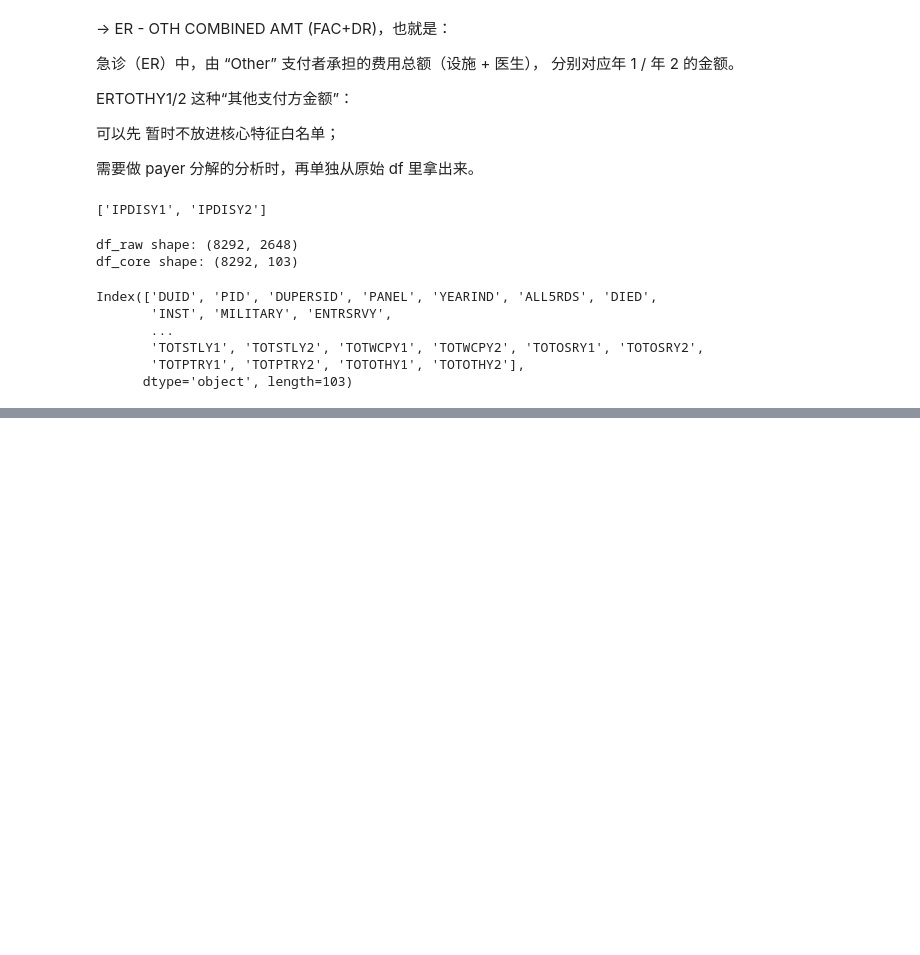
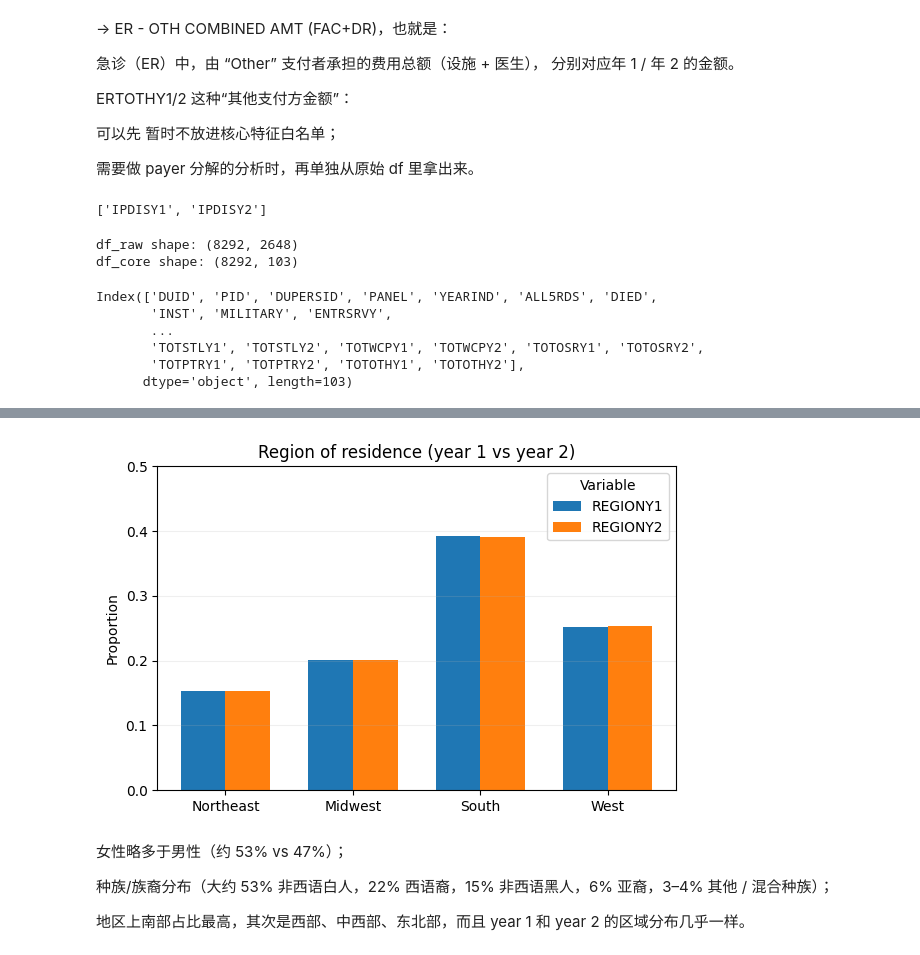
Before and after one commit to WenxiGu/Thesis-project-MEPS, a Jupyter notebook: notebooks/01_EDA.ipynb, the cells around one changed output, grey strips where cells are left out. Drawn from its saved outputs; the diff is of its cells as text; code cells hidden in the pictures; blank space fills up the shorter version.

```diff
--- a/notebooks/01_EDA.ipynb
+++ b/notebooks/01_EDA.ipynb
@@ -316,0 +438,45 @@ test_df.to_parquet("hc252_test_y2_targets.parquet", index=False)
+# %%
+region_cols = [c for c in ["REGIONY1", "REGIONY2"] if c in df_pre.columns]
+
+region_props = {}
+for col in region_cols:
+    s = df_pre[col].dropna().astype(int)
+    vc = s.value_counts(normalize=True).sort_index()
+    region_props[col] = vc
+
+# 所有出现过的地区代码
+cats = sorted({k for vc in region_props.values() for k in vc.index})
+labels = [region_labels[k] for k in cats]
+
+vals = []
+for col in region_cols:
+    row = [region_props[col].get(c, 0) for c in cats]
+    vals.append(row)
+vals = np.array(vals)
+# %%
+x = np.arange(len(cats))
+width = 0.35
+
+fig, ax = plt.subplots(figsize=(6, 4))
+
+for i, col in enumerate(region_cols):
+    ax.bar(x + (i - 0.5) * width, vals[i], width, label=col)
+
+ax.set_xticks(x)
+ax.set_xticklabels(labels, rotation=0)
+ax.set_ylim(0, 0.5)
+ax.set_ylabel("Proportion")
+ax.set_title("Region of residence (year 1 vs year 2)")
+ax.legend(title="Variable")
+ax.grid(axis="y", alpha=0.2)
+
+fig.tight_layout()
+plt.show()
+# %% [output]
+[figure, added]
+# %% [markdown]
+女性略多于男性（约 53% vs 47%）；
+
+种族/族裔分布（大约 53% 非西语白人，22% 西语裔，15% 非西语黑人，6% 亚裔，3–4% 其他 / 混合种族）；
+
+地区上南部占比最高，其次是西部、中西部、东北部，而且 year 1 和 year 2 的区域分布几乎一样。
```
Also changed, not shown: parts of 88 cells of this notebook, 6 other files.
